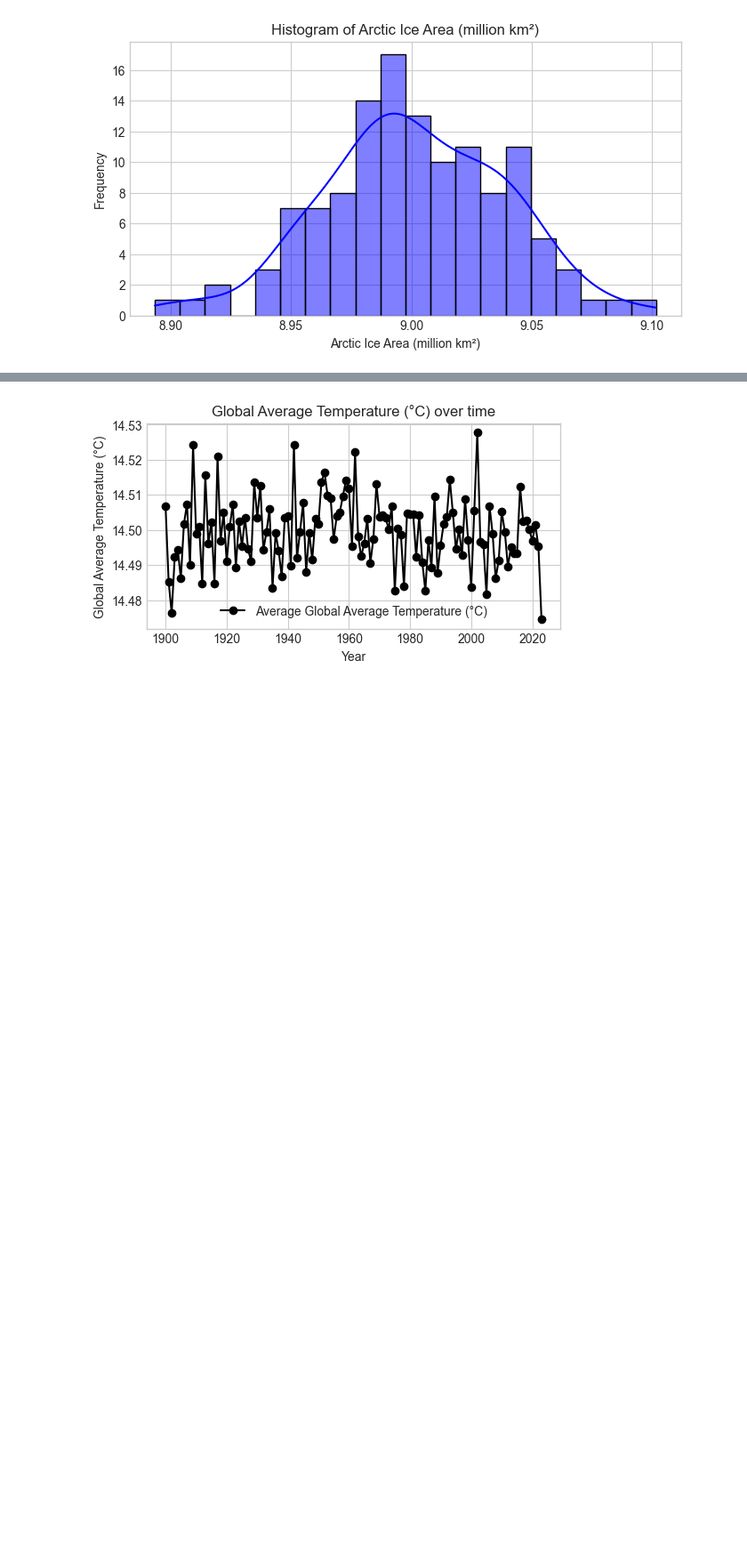
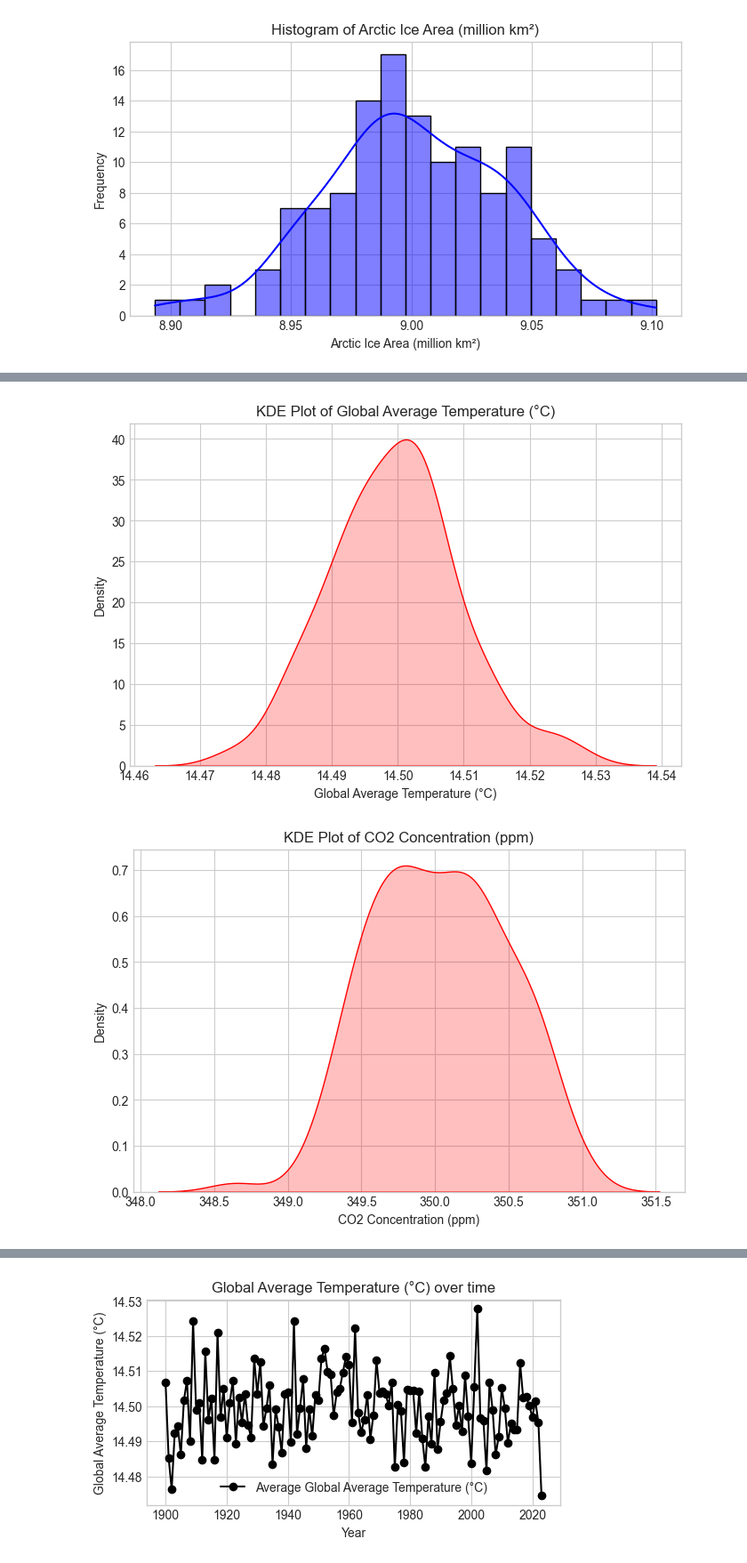
Before and after one commit to Omdena-NIC-Nepal/complete-eda-assignment-group-a-projecthub, a Jupyter notebook: climate_eda.ipynb, the cells around one changed output, grey strips where cells are left out. Shown: that part at 89% size. Saved outputs shown, nothing was run; the diff lists cells and outputs as text; code cells hidden in the pictures; blank space fills up the shorter version.

```diff
--- a/climate_eda.ipynb
+++ b/climate_eda.ipynb
@@ -149,0 +147,13 @@ for column in column_names:
+# %%
+# KDE plots for Univariate Analysis
+for column in column_names:
+    plt.figure(figsize=(8, 5))
+    sns.kdeplot(df_new[column], fill=True, color='red')
+    plt.xlabel(f'{column}')
+    plt.ylabel('Density')
+    plt.title(f'KDE Plot of {column}')
+    plt.grid(True)
+    plt.show()
+# %% [output]
+[figure, added]
+[figure, added]
```
Also changed, not shown: parts of 5 cells of this notebook.
